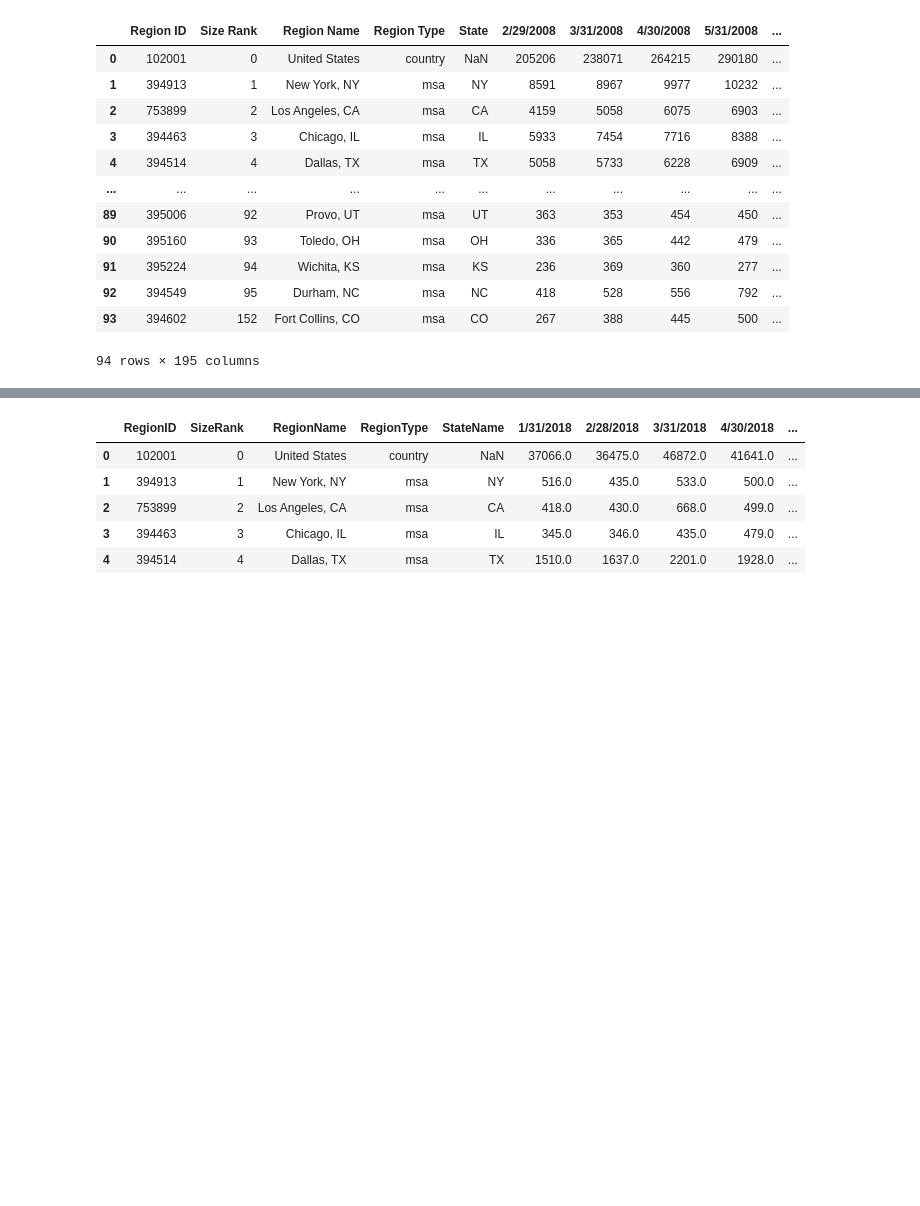
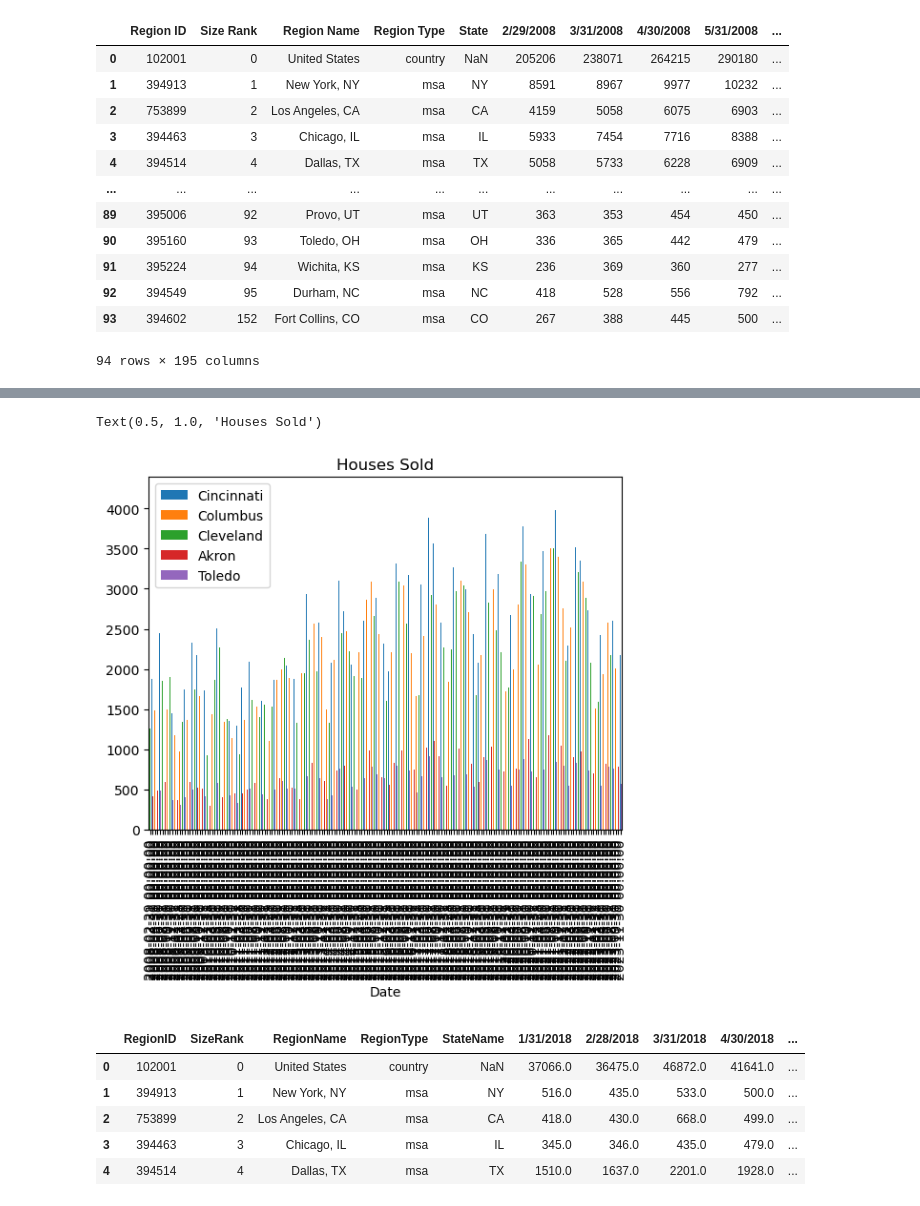
Before and after one commit to McKala1/Project-1, a Jupyter notebook: OSU_AI_Project_1_Nick.ipynb, the cells around one changed output, grey strips where cells are left out. Cells and saved outputs as stored; diff of their text form; code cells hidden in the pictures; blank space fills up the shorter version.

```diff
--- a/OSU_AI_Project_1_Nick.ipynb
+++ b/OSU_AI_Project_1_Nick.ipynb
@@ -120,3 +273,12 @@ plt.plot(metro_sales_count_renamed,
+# %%
+dates_data_t.plot(kind='bar')
+plt.title("Houses Sold")
+#plt.grid(which='major', linestyle='-', linewidth='0.5', color='red')
+#plt.grid(which='minor', linestyle=':', linewidth='0.5', color='black')
+#plt.show
+# %% [output]
+Text(0.5, 1.0, 'Houses Sold')
+[figure, added]
 # %%
 display(new_construction_sales.head()) # New houses built
 # %% [output]
```
Also changed, not shown: parts of 15 cells of this notebook.
